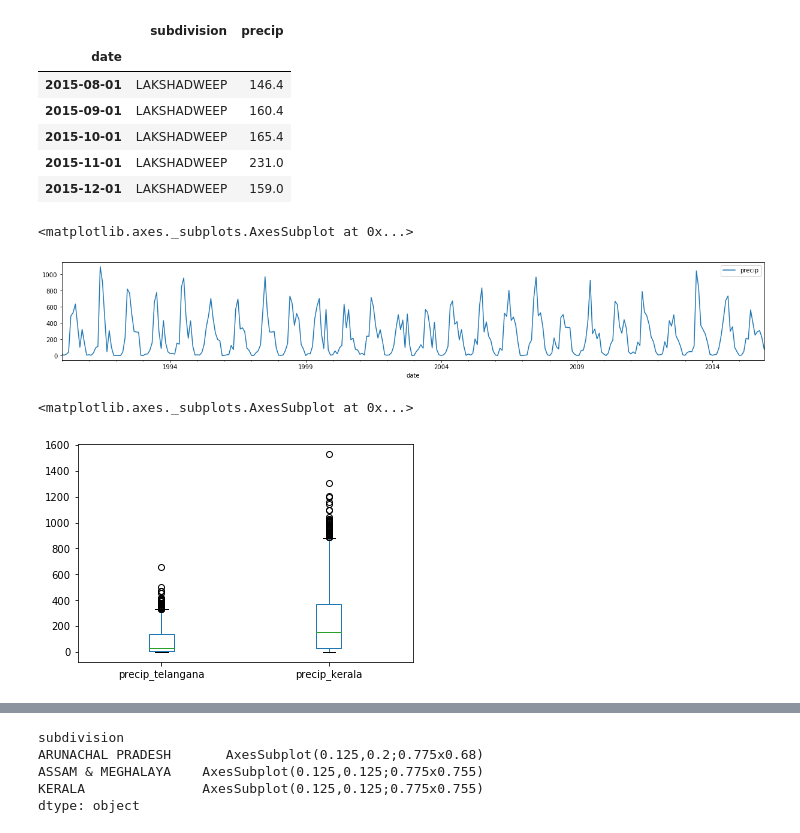
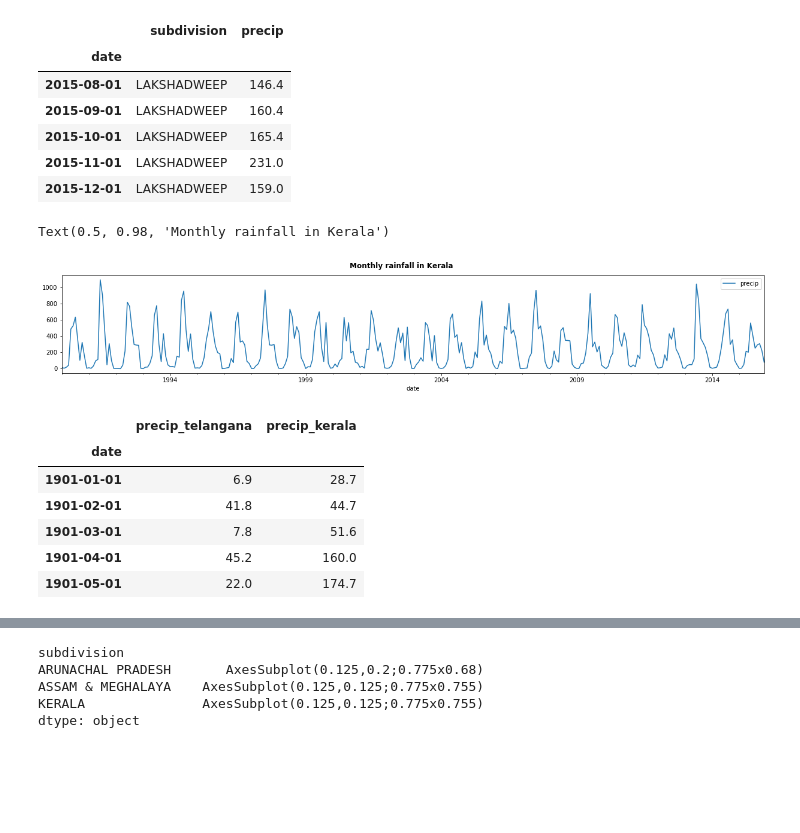
Before and after one commit to LijoDXL/OceanographyWithPython, a Jupyter notebook: L3-working_with_ASCII_csv_txt.ipynb, the cells around one changed output, grey strips where cells are left out. Saved outputs shown, nothing was run; the diff lists cells and outputs as text; code cells hidden in the pictures; blank space fills up the shorter version.

```diff
--- a/L3-working_with_ASCII_csv_txt.ipynb
+++ b/L3-working_with_ASCII_csv_txt.ipynb
@@ -147,15 +152,23 @@ df_clean.tail()
 | 2015-11-01 | LAKSHADWEEP | 231.0 |
 | 2015-12-01 | LAKSHADWEEP | 159.0 |
 # %%
+# select data for Kerala and plot
 df_krl = df_clean.loc[df_clean['subdivision']=='KERALA',['precip']]
 df_krl.loc['1990':'2015'].plot(figsize=(21,3))
+plt.suptitle("Monthly rainfall in Kerala",fontweight='bold')
 # %% [output]
-<matplotlib.axes._subplots.AxesSubplot at 0x...>
+Text(0.5, 0.98, 'Monthly rainfall in Kerala')
-[figure, old version]
+[figure, new version]
 # %%
+# select rainfall for Telangana state and join it to the dataframe for Kerala
 df_tel = df_clean.loc[df_clean['subdivision']=='TELANGANA',['precip']]
 df_join = df_tel.join(df_krl,lsuffix='_telangana',rsuffix='_kerala')
-df_join.plot(kind='box')
+df_join.head()
 # %% [output]
-<matplotlib.axes._subplots.AxesSubplot at 0x...>
-[figure, removed]
+|  | precip_telangana | precip_kerala |
+| date |  |  |
+| 1901-01-01 | 6.9 | 28.7 |
+| 1901-02-01 | 41.8 | 44.7 |
+| 1901-03-01 | 7.8 | 51.6 |
+| 1901-04-01 | 45.2 | 160.0 |
+| 1901-05-01 | 22.0 | 174.7 |
```
Also changed, not shown: parts of 7 cells of this notebook, 7 other files.
